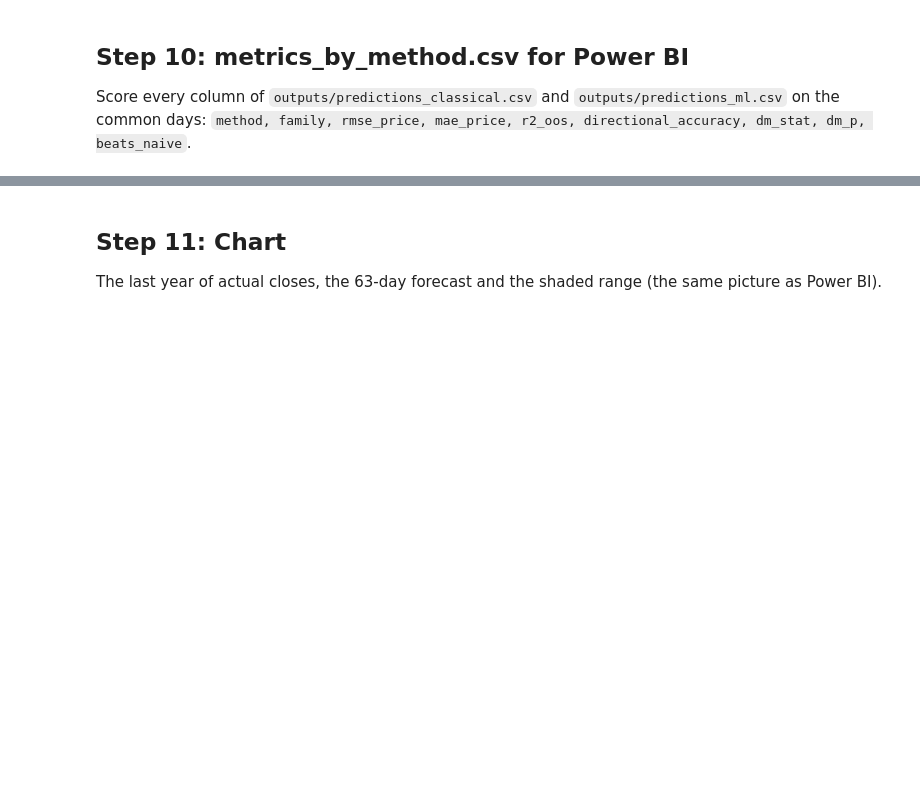
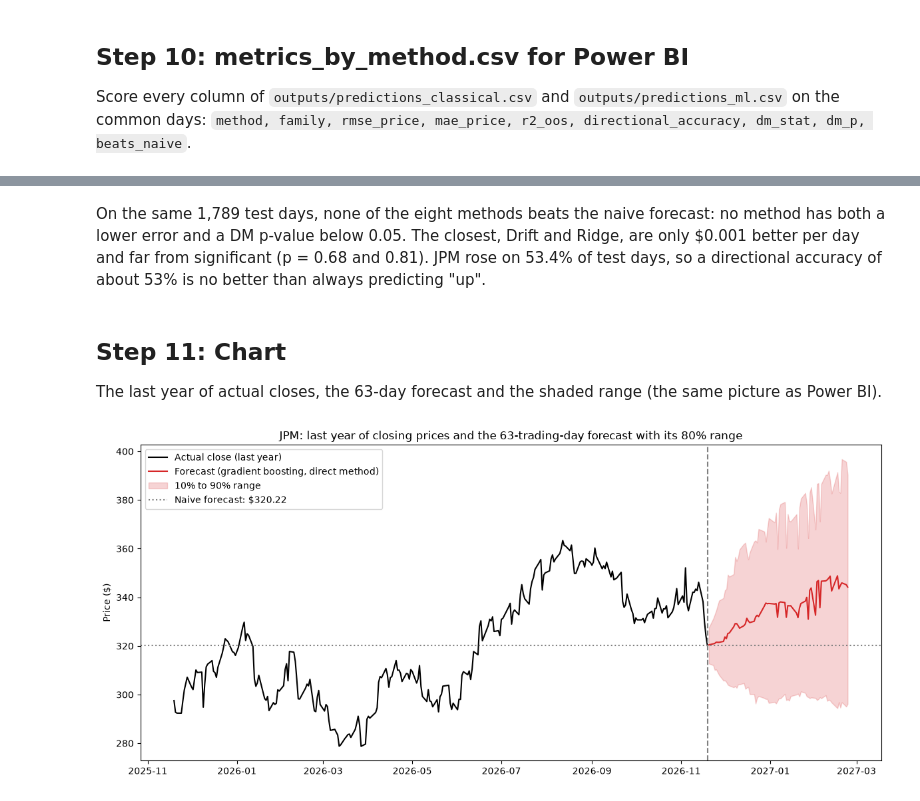
Before and after one commit to Matrixbenny/smm-202604-c2-module7-time-series, a Jupyter notebook: lab_4_uncertainty_and_horizons.ipynb, the cells around one changed output, grey strips where cells are left out. Cells and saved outputs as stored; diff of their text form; code cells hidden in the pictures; blank space fills up the shorter version.

Commit message:
Lab 4: forecast range and coverage, multi-horizon skill, 63-day forecast files

```diff
--- a/lab_4_uncertainty_and_horizons.ipynb
+++ b/lab_4_uncertainty_and_horizons.ipynb
@@ -76,4 +144,11 @@ Walk-forward quantile gradient boosting for 0.10 and 0.90 (Notebook 4, Step 10).
 
 Copy the gap demo from Notebook 7, Step 3 and explain why horizon h needs `gap = h - 1`.
 # %%
-# TODO
+h = 21
+no_gap   = list(walk_forward_splits(200, initial_train=100, test_size=20, gap=0))[0]
+with_gap = list(walk_forward_splits(200, initial_train=100, test_size=20, gap=h - 1))[0]
+
+for name, (train, test_idx) in {"No gap": no_gap, f"Gap of {h - 1}": with_gap}.items():
+    reaches = train[-1] + h
+    print(f"{name:10s}: last training row = {train[-1]}, its label reaches row {reaches}, "
+          f"first test row = {test_idx[0]}  ->  {'LEAK' if reaches > test_idx[0] else 'safe'}")
@@ -99,6 +287,9 @@ print(future_dates[0].date(), "to", future_dates[-1].date())
 
 The brief requires exactly `date, forecast, lower, upper`.
 # %%
-# TODO: basic = pd.DataFrame({"date": future_dates, "forecast": ..., "lower": ..., "upper": ...})
-# basic.to_csv(config.DATA_DIR / "forecast_basic.csv", index=False, date_format="%Y-%m-%d")
-# assert list(pd.read_csv(config.DATA_DIR / "forecast_basic.csv").columns) == ["date", "forecast", "lower", "upper"]
+basic = pd.DataFrame({"date": paths["date"], "forecast": paths["gradient_boosting"],
+                      "lower": paths["lower"], "upper": paths["upper"]})
+basic.to_csv(config.DATA_DIR / "forecast_basic.csv", index=False, date_format="%Y-%m-%d")
+assert list(pd.read_csv(config.DATA_DIR / "forecast_basic.csv").columns) == ["date", "forecast", "lower", "upper"]
+print("Saved data/forecast_basic.csv:", len(basic), "rows")
+basic.round(2).iloc[[0, 20, 62]]
@@ -117,7 +388,20 @@ Score every column of `outputs/predictions_classical.csv` and `outputs/predictio
+# %% [markdown]
+On the same 1,789 test days, none of the eight methods beats the naive forecast: no method has both a lower error and a DM p-value below 0.05. The closest, Drift and Ridge, are only $0.001 better per day and far from significant (p = 0.68 and 0.81). JPM rose on 53.4% of test days, so a directional accuracy of about 53% is no better than always predicting "up".
 # %% [markdown]
 ## Step 11: Chart
 
 The last year of actual closes, the 63-day forecast and the shaded range (the same picture as Power BI).
 # %%
-# TODO
+history = frame["Close"].iloc[-252:]                  # about one year of trading days
+
+plt.figure(figsize=(12, 5.5))
+plt.plot(history, color="black", label="Actual close (last year)")
+plt.plot(basic["date"], basic["forecast"], color="tab:red", label="Forecast (gradient boosting, direct method)")
+plt.fill_between(basic["date"], basic["lower"], basic["upper"], color="tab:red", alpha=0.2, label="10% to 90% range")
+plt.axhline(last_close, color="grey", linestyle=":", label=f"Naive forecast: ${last_close:.2f}")
+plt.axvline(last_date, color="grey", linestyle="--")
+plt.title("JPM: last year of closing prices and the 63-trading-day forecast with its 80% range")
+plt.ylabel("Price ($)"); plt.legend(loc="upper left"); plt.tight_layout(); plt.show()
+# %% [output]
+[figure, added]
 # %% [markdown]
```
Also changed, not shown: parts of 16 cells of this notebook, 5 other files.
